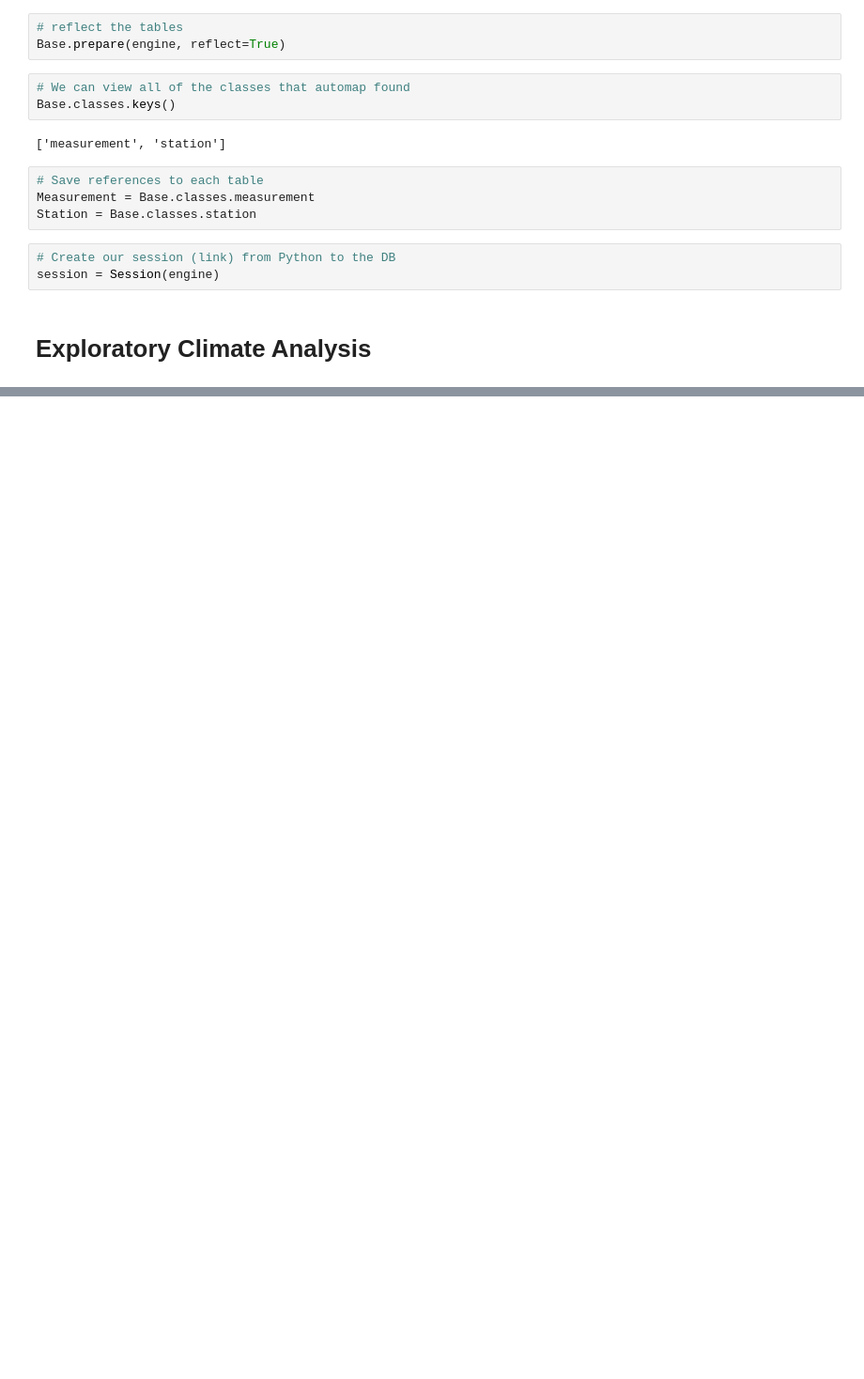
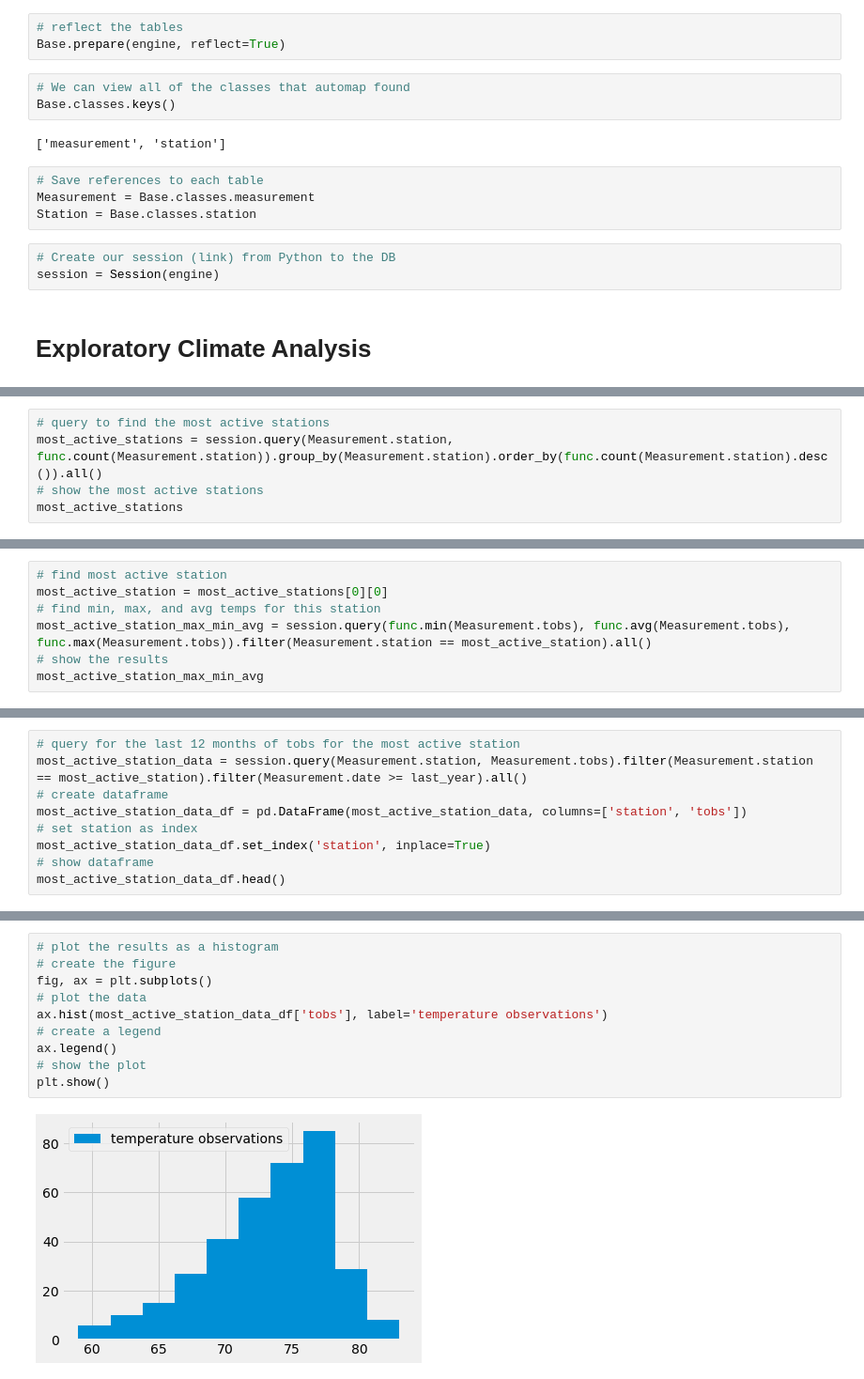
Before and after one commit to enriquesaenger/sqlalchemy-challenge, a Jupyter notebook: climate.ipynb, the cells around one changed output, grey strips where cells are left out. Shown at 94% size. Drawn from its saved outputs; the diff is of its cells as text; blank space fills up the shorter version.

```diff
--- a/climate.ipynb
+++ b/climate.ipynb
@@ -88,0 +112,5 @@ data_2010
+# %%
+# query to find the most active stations
+most_active_stations = session.query(Measurement.station, func.count(Measurement.station)).group_by(Measurement.station).order_by(func.count(Measurement.station).desc()).all()
+# show the most active stations
+most_active_stations
@@ -88,0 +127,7 @@ data_2010
+# %%
+# find most active station
+most_active_station = most_active_stations[0][0]
+# find min, max, and avg temps for this station
+most_active_station_max_min_avg = session.query(func.min(Measurement.tobs), func.avg(Measurement.tobs), func.max(Measurement.tobs)).filter(Measurement.station == most_active_station).all()
+# show the results
+most_active_station_max_min_avg
@@ -88,0 +136,9 @@ data_2010
+# %%
+# query for the last 12 months of tobs for the most active station
+most_active_station_data = session.query(Measurement.station, Measurement.tobs).filter(Measurement.station == most_active_station).filter(Measurement.date >= last_year).all()
+# create dataframe
+most_active_station_data_df = pd.DataFrame(most_active_station_data, columns=['station', 'tobs'])
+# set station as index
+most_active_station_data_df.set_index('station', inplace=True)
+# show dataframe
+most_active_station_data_df.head()
@@ -88,0 +153,12 @@ data_2010
+# %%
+# plot the results as a histogram
+# create the figure
+fig, ax = plt.subplots()
+# plot the data
+ax.hist(most_active_station_data_df['tobs'], label='temperature observations')
+# create a legend
+ax.legend()
+# show the plot
+plt.show()
+# %% [output]
+[figure, added]
```
Also changed, not shown: parts of 19 cells of this notebook.
